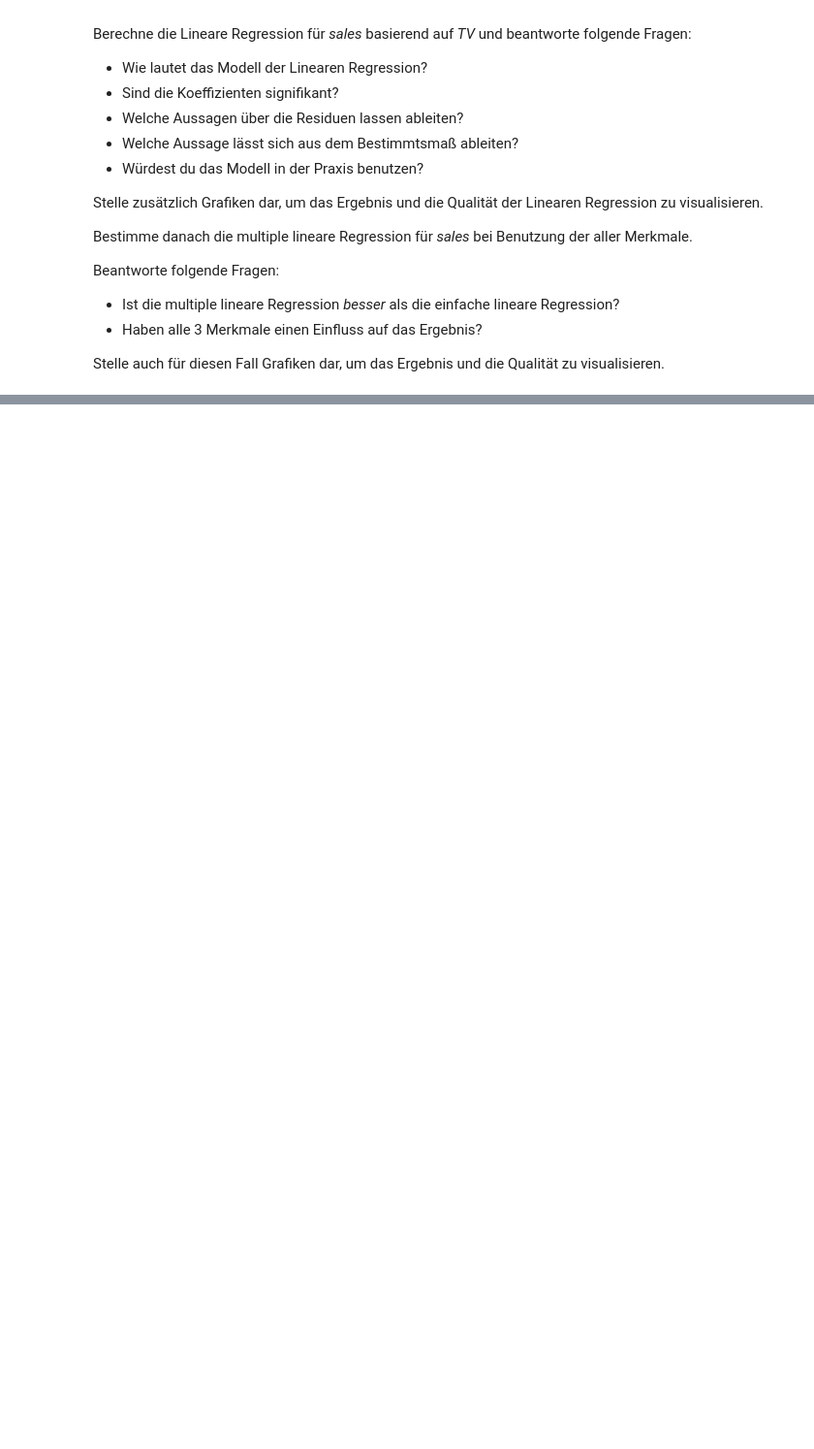
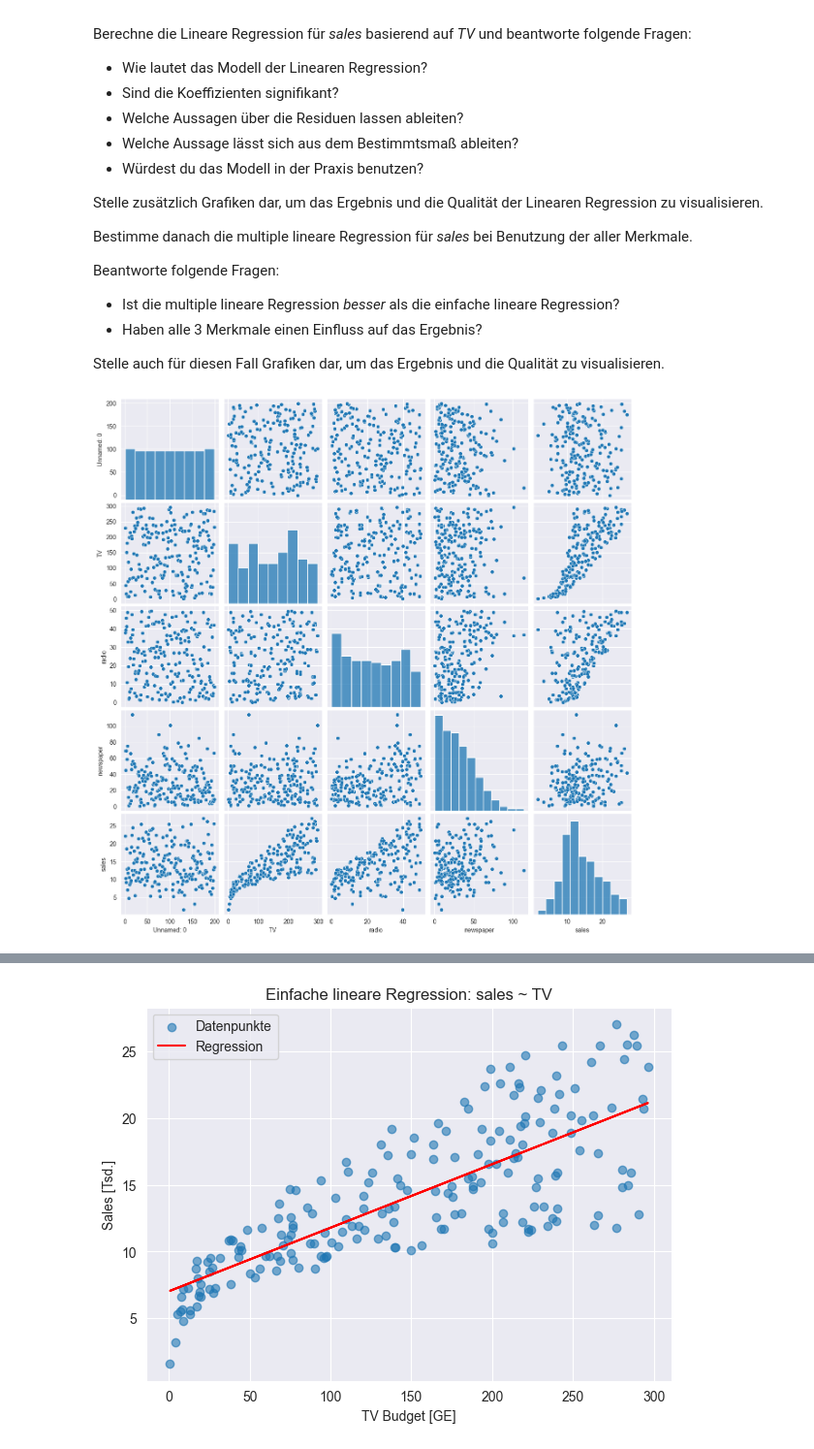
Before and after one commit to lukas3482/wahrscheinlichkeitsrechnung, a Jupyter notebook: homework/Aufgabenblatt-1/Aufgabenblatt1-EIT.ipynb, the cells around one changed output, grey strips where cells are left out. Shown at 97% size. Saved outputs shown, nothing was run; the diff lists cells and outputs as text; code cells hidden in the pictures; blank space fills up the shorter version.

```diff
--- a/homework/Aufgabenblatt-1/Aufgabenblatt1-EIT.ipynb
+++ b/homework/Aufgabenblatt-1/Aufgabenblatt1-EIT.ipynb
@@ -83,3 +304,69 @@ Beantworte folgende Fragen:
 - Haben alle 3 Merkmale einen Einfluss auf das Ergebnis?
 
 Stelle auch für diesen Fall Grafiken dar, um das Ergebnis und die Qualität zu visualisieren.
+# %%
+df = pd.read_csv("./data/Advertising.csv")
+
+sea.pairplot(df)
+plt.show()
+
+print("Korrelationsmatrix:")
+print(df.corr())
+
+X = sm.add_constant(df['TV'])
+y = df['sales']
+
+model_simple = sm.OLS(y, X).fit()
+print(model_simple.summary())
+
+intercept = model_simple.params['const']
+slope = model_simple.params['TV']
+print(f"\nLineares Modell: sales = {intercept:.3f} + {slope:.3f} * TV")
+
+resid = model_simple.resid
+
+plt.figure(figsize=(7,5))
+plt.scatter(df['TV'], df['sales'], alpha=0.6, label="Datenpunkte")
+plt.plot(df['TV'], model_simple.predict(X), color="red", label="Regression")
+plt.xlabel("TV Budget [GE]")
+plt.ylabel("Sales [Tsd.]")
+plt.title("Einfache lineare Regression: sales ~ TV")
+plt.legend()
+plt.show()
+
+plt.figure(figsize=(7,5))
+plt.scatter(df['TV'], resid, alpha=0.6)
+plt.axhline(0, color="red", linestyle="--")
+plt.xlabel("TV Budget [GE]")
+plt.ylabel("Residuen")
+plt.title("Residuenplot - sales ~ TV")
+plt.show()
+
+plt.figure(figsize=(7,5))
+sea.histplot(resid, kde=True)
+plt.title("Verteilung der Residuen")
+plt.show()
+
+X_multi = sm.add_constant(df[['TV','radio','newspaper']])
+y = df['sales']
+
+model_multi = sm.OLS(y, X_multi).fit()
+print(model_multi.summary())
+
+plt.figure(figsize=(7,5))
+plt.scatter(model_multi.fittedvalues, y, alpha=0.6)
+plt.plot([y.min(), y.max()], [y.min(), y.max()], color="red", linestyle="--")
+plt.xlabel("Vorhergesagte Sales")
+plt.ylabel("Tatsächliche Sales")
+plt.title("Multiple Regression - Predicted vs Actual")
+plt.show()
+
+plt.figure(figsize=(7,5))
+plt.scatter(model_multi.fittedvalues, model_multi.resid, alpha=0.6)
+plt.axhline(0, color="red", linestyle="--")
+plt.xlabel("Vorhergesagte Werte")
+plt.ylabel("Residuen")
+plt.title("Residuenplot - multiple Regression")
+plt.show()
+# %% [output]
+[figure, added]
@@ -85,0 +390 @@ Stelle auch für diesen Fall Grafiken dar, um das Ergebnis und die Qualität zu
+[figure, added]
```
Also changed, not shown: parts of 5 cells of this notebook.
